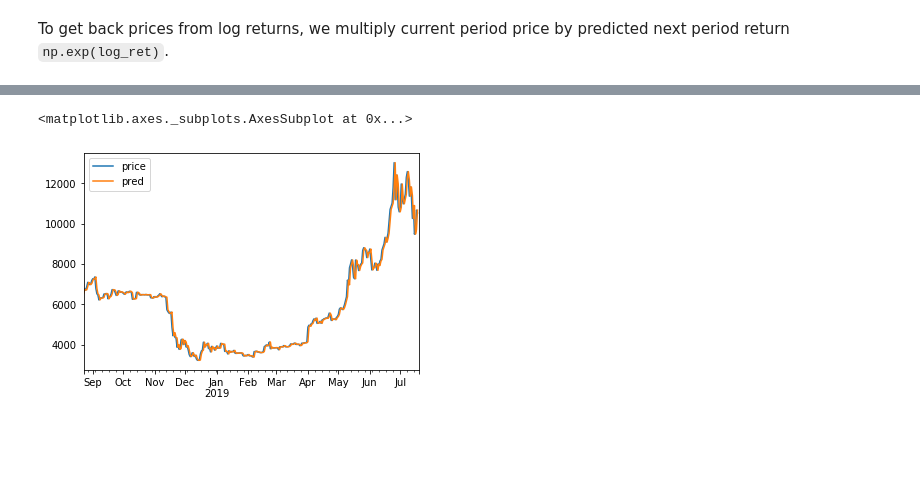
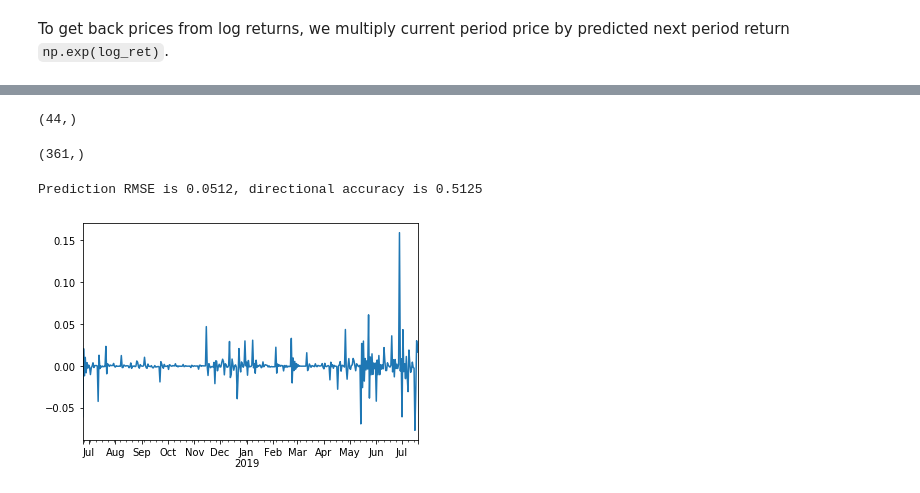
Before and after one commit to leehanchung/btc_dash, a Jupyter notebook: notebooks/Modeling.ipynb, the cells around one changed output, grey strips where cells are left out. Saved outputs shown, nothing was run; the diff lists cells and outputs as text; code cells hidden in the pictures; blank space fills up the shorter version.

Commit message:
1.5 charts

```diff
--- a/notebooks/Modeling.ipynb
+++ b/notebooks/Modeling.ipynb
@@ -209,5 +173,30 @@ foo.head()
+# %%
+clone = BTCUSD.copy()
+start = 1700
+end = 2031
+window = 60 #60
+y_rolling_arima = pd.Series([])
+periods = range(start-window, end, 1) #9
+# %%
+for p in periods:
+    ptrain = clone.iloc[(p - window):p, :]['log_ret']
+    ptest = clone.iloc[p:p+1, :]['log_ret']
+    model = ARIMA(ptrain, order = (3,1,0), freq='D').fit(disp = 0)
+    predict = model.predict(ptest.index[0], ptest.index[-1], dynamic = True) #-1
+    y_rolling_arima = y_rolling_arima.append(predict)
+# %%
+y_rolling_arima.shape
+# %% [output]
+(44,)
+# %%
+BTCUSD.iloc[1670:,:]['log_ret'].shape
+# %% [output]
+(361,)
+# %%
+metrics(BTCUSD.iloc[1670:,:]['log_ret'], y_rolling_arima)
+# %% [output]
+Prediction RMSE is 0.0512, directional accuracy is 0.5125
 # %%
-foo.plot()
+y_rolling_arima.plot();
 # %% [output]
-<matplotlib.axes._subplots.AxesSubplot at 0x...>
-[figure, old version]
+[figure, new version]
```
Also changed, not shown: parts of 30 cells of this notebook, 13 other files.
